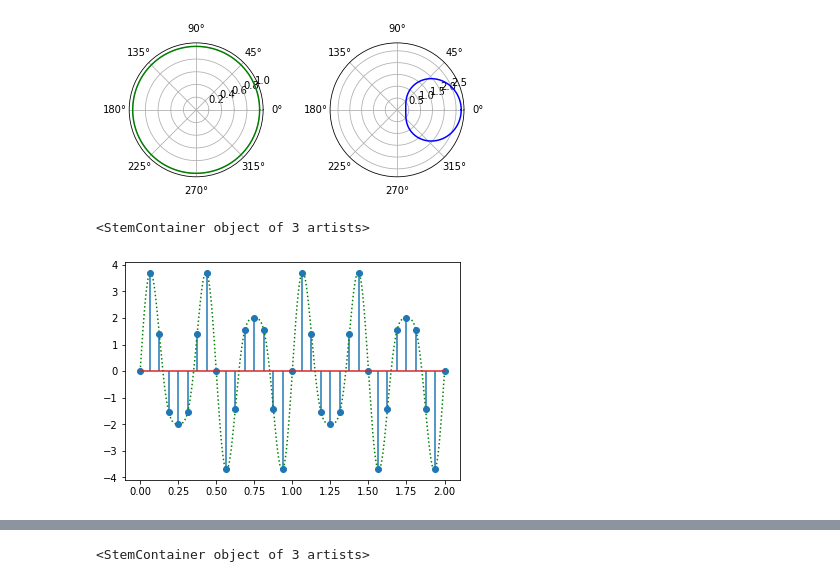
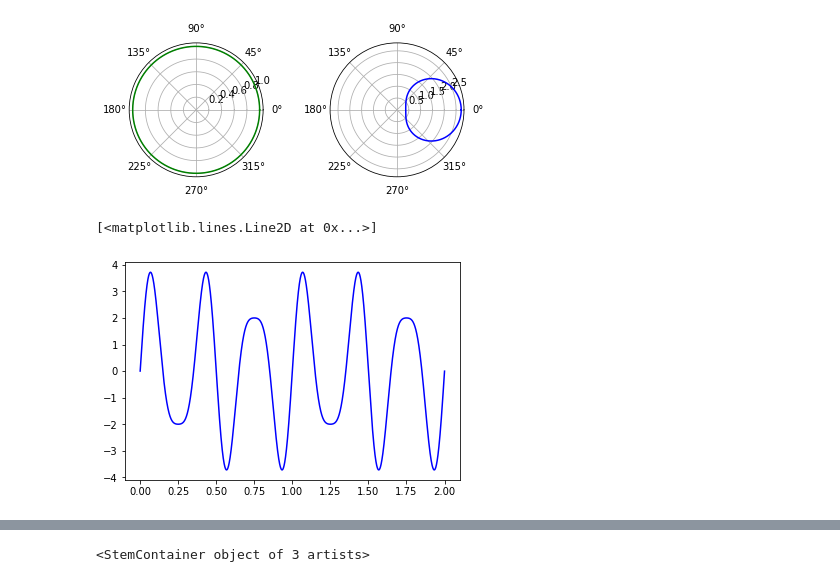
Before and after one commit to HayaoSuzuki/PyCon-mini-Shizuoka-2020, a Jupyter notebook: 20200229complex_numbers.ipynb, the cells around one changed output, grey strips where cells are left out. Saved outputs shown, nothing was run; the diff lists cells and outputs as text; code cells hidden in the pictures.

```diff
--- a/20200229complex_numbers.ipynb
+++ b/20200229complex_numbers.ipynb
@@ -187,22 +187,14 @@ plt.show()
 # %%
 def f(t: float) -> float:
     """2つの正弦波からなる合成波"""
     return 3 * math.sin(3 * 2 * math.pi * t) + math.sin(5 * 2 * math.pi * t)
 
-
-fig, ax = plt.subplots()
-
-sampling_freq = 16
-
 # 2つの正弦波からなる合成波
 ts = [t / 32768 for t in range(65536)]
 fs = [f(t) for t in ts]
-ax.plot(ts, fs, linestyle=":", color="green")
 
-# サンプリングしたもの
-sampling_ts = [t / sampling_freq for t in range(2 * sampling_freq + 1)]
-sampling_fs = [f(t) for t in sampling_ts]
-ax.stem(sampling_ts, sampling_fs, use_line_collection=True)
+plt.plot(ts, fs, linestyle="-", color="blue")
+# plt.savefig("sine_curve.png", dpi=600)
 # %% [output]
-<StemContainer object of 3 artists>
+[<matplotlib.lines.Line2D at 0x...>]
-[figure, old version]
+[figure, new version]
```
Also changed, not shown: parts of 2 cells of this notebook, 5 other files.
